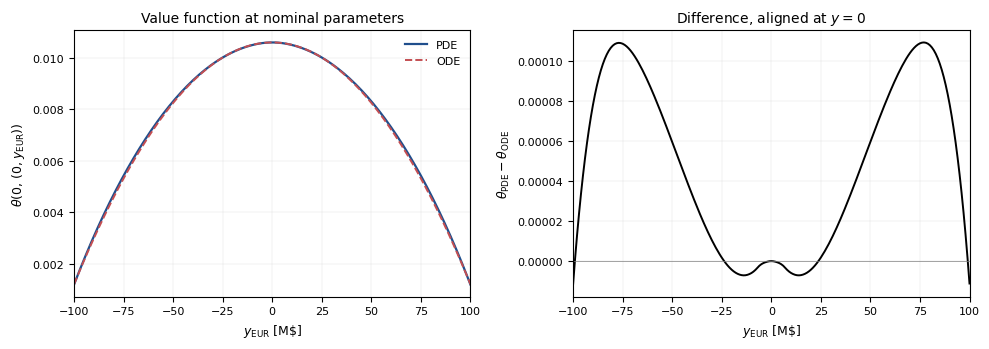
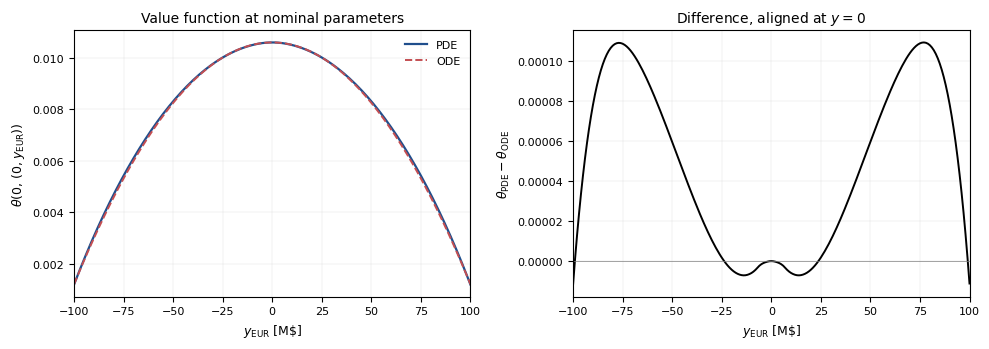
Unified diff of the notebook cell whose output changed from the first chart to the second:
--- before
+++ after
@@ -50,5 +50,5 @@
 
 plt.tight_layout()
-plt.savefig("report/figures/fig_pde_theta_profile.pdf", bbox_inches="tight")
+#plt.savefig("figures/fig_pde_theta_profile.pdf", bbox_inches="tight")
 plt.show()
 

Commit: Clean up appendix repo for thesis publication